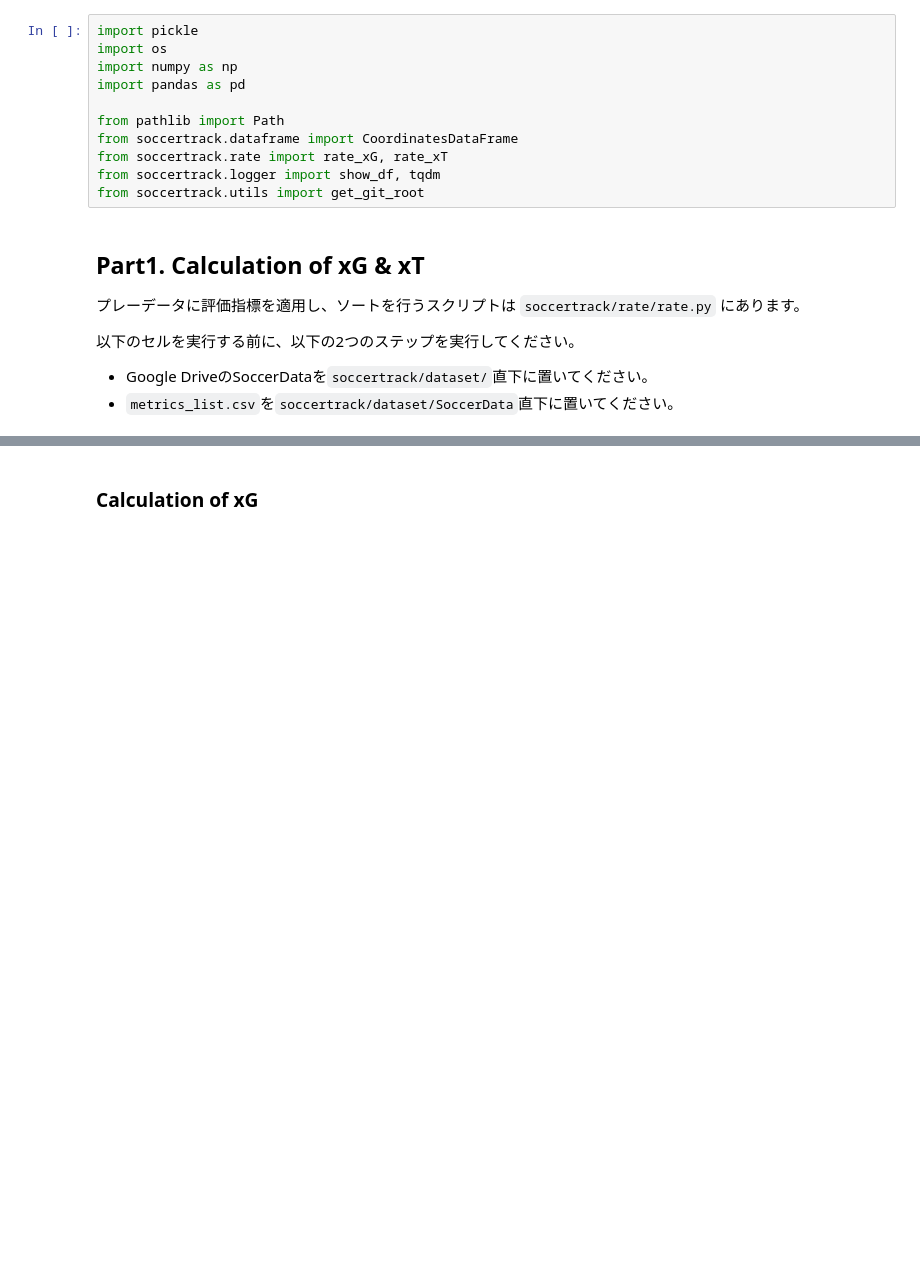
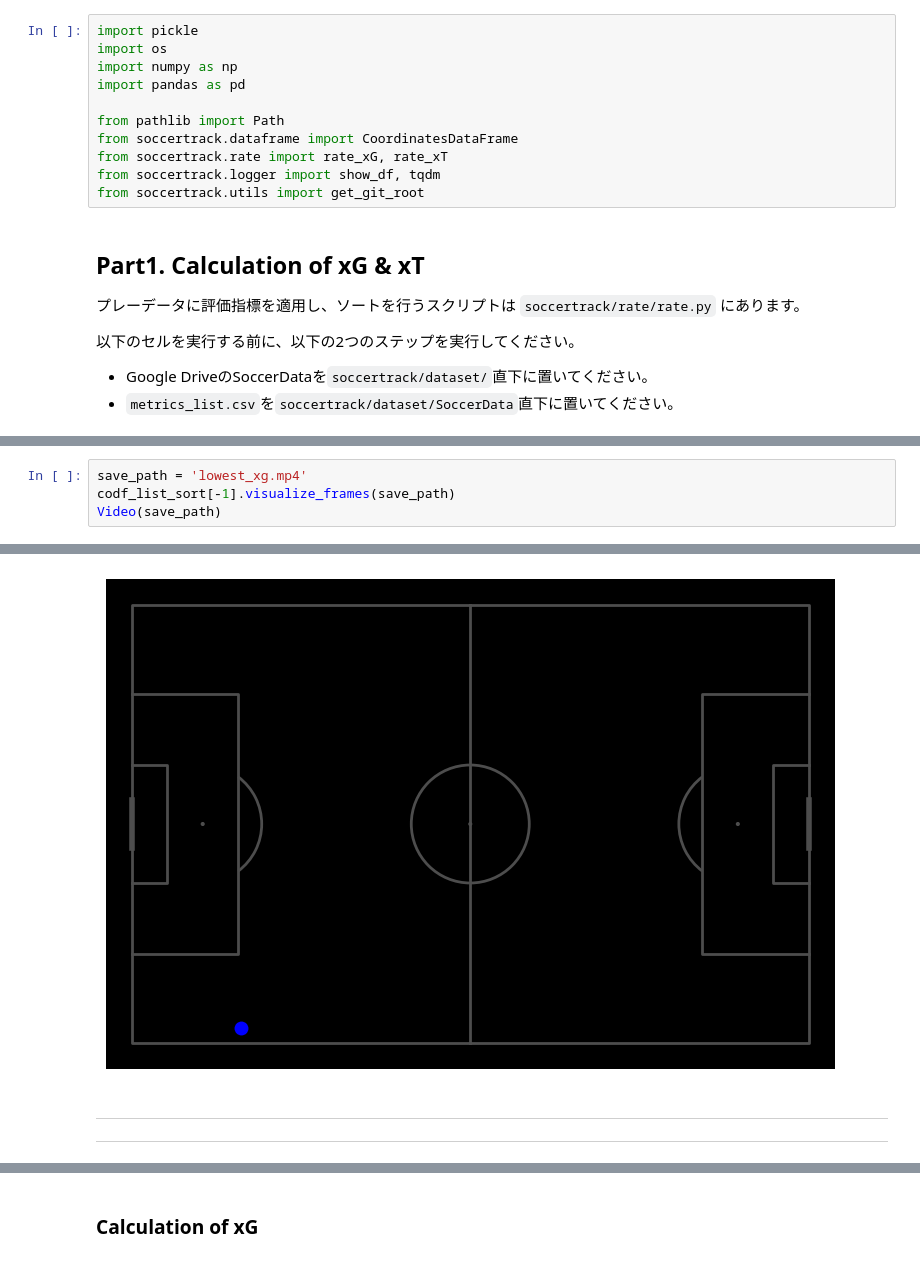
Before and after one commit to AtomScott/SportsLabKit, a Jupyter notebook: notebooks/05_dev/rate_dev.ipynb, the cells around one changed output, grey strips where cells are left out. Cells and saved outputs as stored; diff of their text form; blank space fills up the shorter version.

```diff
--- a/notebooks/05_dev/rate_dev.ipynb
+++ b/notebooks/05_dev/rate_dev.ipynb
@@ -33,0 +78,5 @@ from soccertrack.utils import get_git_root
+# %%
+save_path = 'lowest_xg.mp4'
+codf_list_sort[-1].visualize_frames(save_path)
+Video(save_path)
+# %% [output]
@@ -34,3 +84,7 @@ from soccertrack.utils import get_git_root
+[figure, added]
+# %% [markdown]
+---
+---
 # %%
 #setup initial variables
 root = get_git_root()
```
Also changed, not shown: parts of 8 cells of this notebook, 1 other file.
